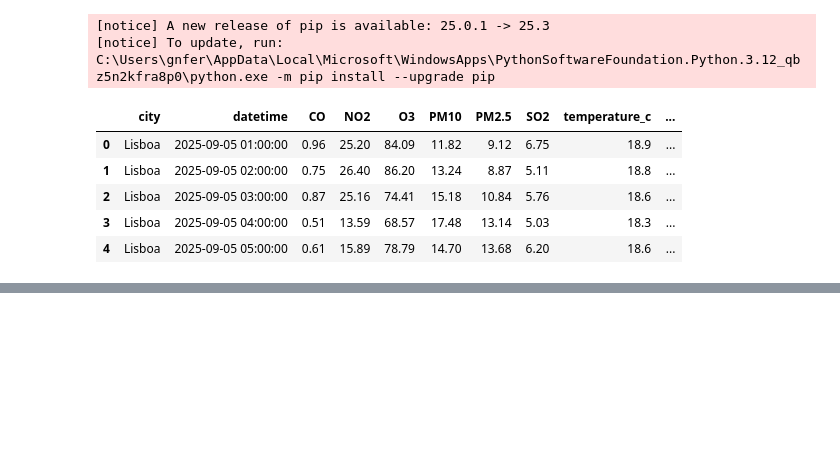
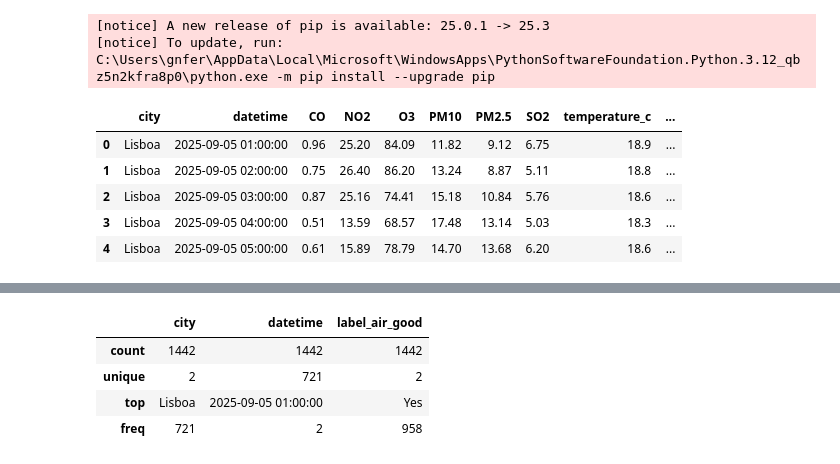
Before and after one commit to CatarinaMaria217/Proj1_AI, a Jupyter notebook: eda.ipynb, the cells around one changed output, grey strips where cells are left out. Cells and saved outputs as stored; diff of their text form; code cells hidden in the pictures; blank space fills up the shorter version.

```diff
--- a/eda.ipynb
+++ b/eda.ipynb
@@ -71,0 +106,8 @@ df_eda.head()
+# %%
+# E as variáveis não numéricas, temos alguma informação sobre elas?
+
+print('City Unique Values:', df_eda['city'].unique())
+print('datetime Unique Values:', df_eda['datetime'].unique())
+print('label_air_good Unique Values:', df_eda['label_air_good'].unique())
+df_eda.describe(include=['O']) # estatísticas para variáveis do tipo string
+# %% [output]
@@ -71,0 +131,5 @@ df_eda.head()
+|  | city | datetime | label_air_good |
+| count | 1442 | 1442 | 1442 |
+| unique | 2 | 721 | 2 |
+| top | Lisboa | 2025-09-05 01:00:00 | Yes |
+| freq | 721 | 2 | 958 |
```
Also changed, not shown: parts of 3 cells of this notebook.
